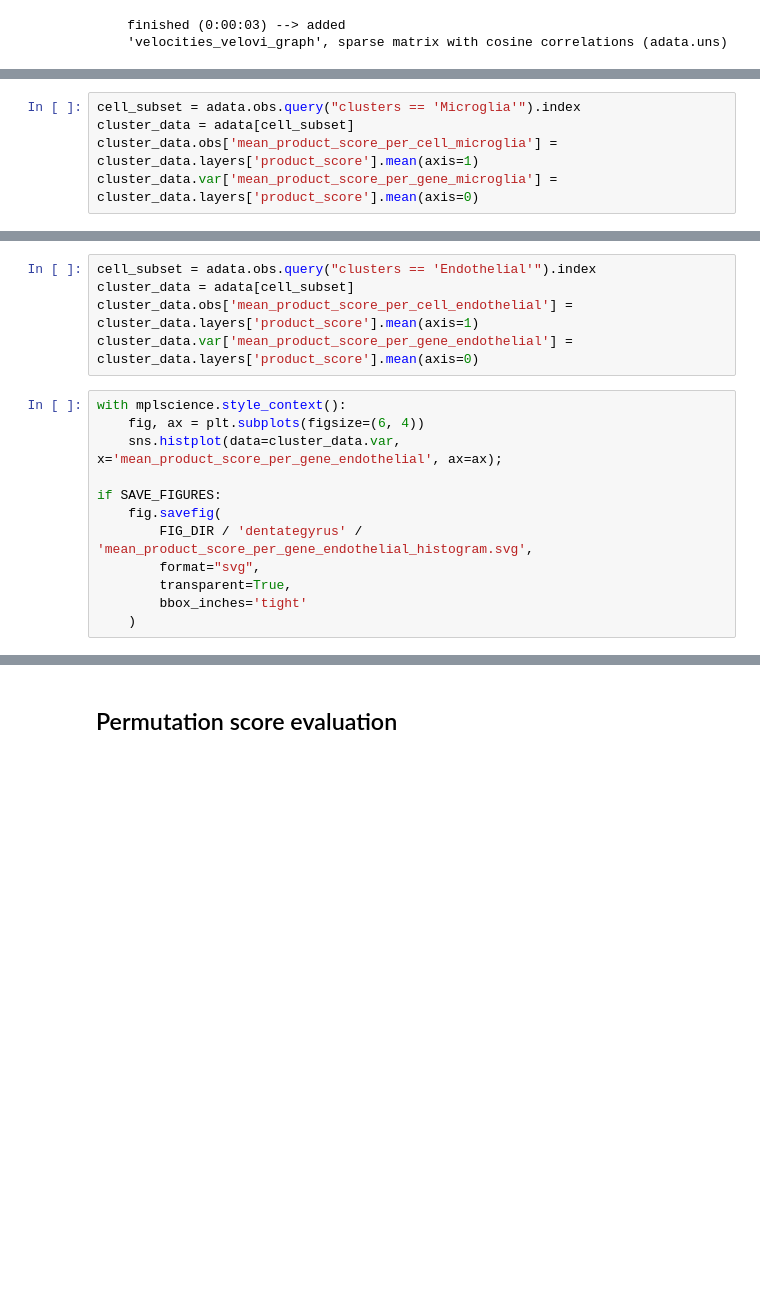
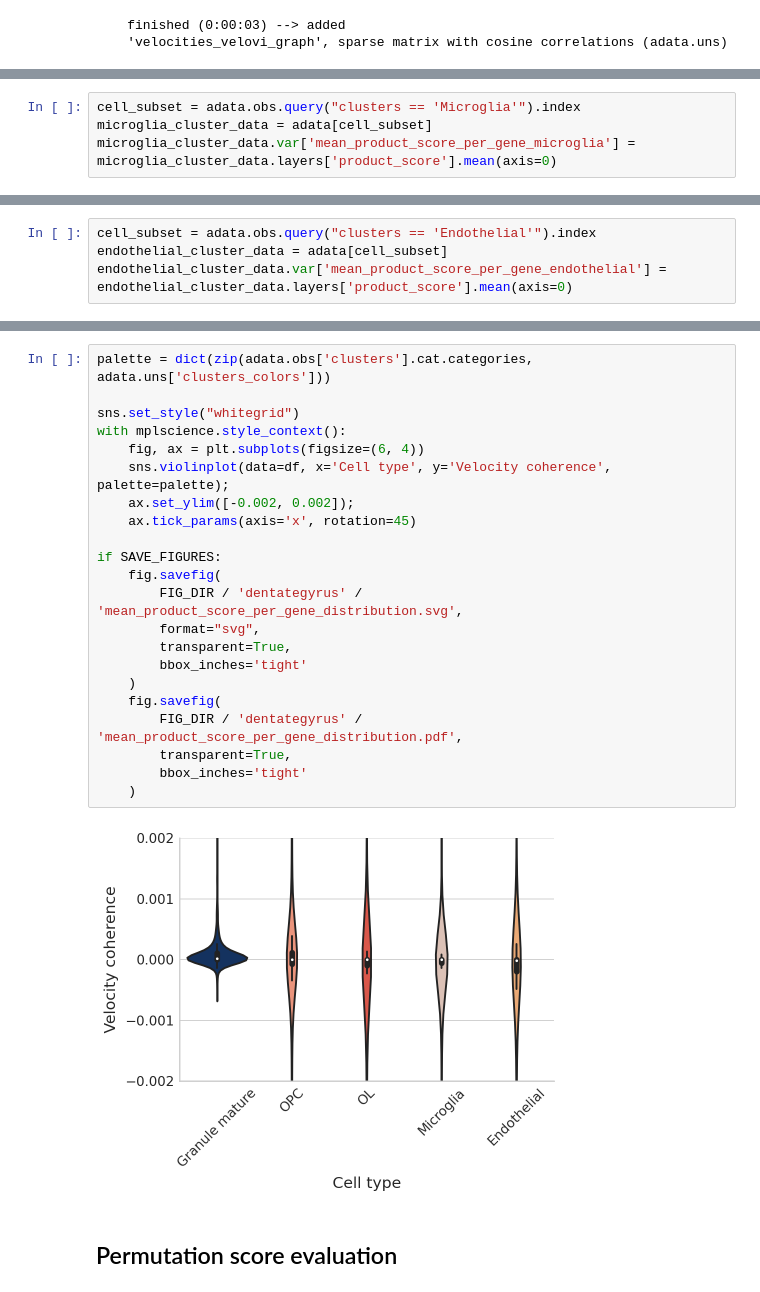
Before and after one commit to YosefLab/velovi_reproducibility, a Jupyter notebook: notebooks/case_studies/dentategyrus.ipynb, the cells around one changed output, grey strips where cells are left out. Cells and saved outputs as stored; diff of their text form; blank space fills up the shorter version.

```diff
--- a/notebooks/case_studies/dentategyrus.ipynb
+++ b/notebooks/case_studies/dentategyrus.ipynb
@@ -486,5 +431,4 @@ if SAVE_FIGURES:
 # %%
 cell_subset = adata.obs.query("clusters == 'Microglia'").index
-cluster_data = adata[cell_subset]
-cluster_data.obs['mean_product_score_per_cell_microglia'] = cluster_data.layers['product_score'].mean(axis=1)
-cluster_data.var['mean_product_score_per_gene_microglia'] = cluster_data.layers['product_score'].mean(axis=0)
+microglia_cluster_data = adata[cell_subset]
+microglia_cluster_data.var['mean_product_score_per_gene_microglia'] = microglia_cluster_data.layers['product_score'].mean(axis=0)
@@ -507,17 +435,4 @@ if SAVE_FIGURES:
 # %%
 cell_subset = adata.obs.query("clusters == 'Endothelial'").index
-cluster_data = adata[cell_subset]
-cluster_data.obs['mean_product_score_per_cell_endothelial'] = cluster_data.layers['product_score'].mean(axis=1)
-cluster_data.var['mean_product_score_per_gene_endothelial'] = cluster_data.layers['product_score'].mean(axis=0)
+endothelial_cluster_data = adata[cell_subset]
+endothelial_cluster_data.var['mean_product_score_per_gene_endothelial'] = endothelial_cluster_data.layers['product_score'].mean(axis=0)
-# %%
-with mplscience.style_context():
-    fig, ax = plt.subplots(figsize=(6, 4))
-    sns.histplot(data=cluster_data.var, x='mean_product_score_per_gene_endothelial', ax=ax);
-
-if SAVE_FIGURES:
-    fig.savefig(
-        FIG_DIR / 'dentategyrus' / 'mean_product_score_per_gene_endothelial_histogram.svg',
-        format="svg",
-        transparent=True,
-        bbox_inches='tight'
-    )
@@ -526,3 +476,27 @@ if SAVE_FIGURES:
+# %%
+palette = dict(zip(adata.obs['clusters'].cat.categories, adata.uns['clusters_colors']))
+
+sns.set_style("whitegrid")
+with mplscience.style_context():
+    fig, ax = plt.subplots(figsize=(6, 4))
+    sns.violinplot(data=df, x='Cell type', y='Velocity coherence', palette=palette);
+    ax.set_ylim([-0.002, 0.002]);
+    ax.tick_params(axis='x', rotation=45)
+
+if SAVE_FIGURES:
+    fig.savefig(
+        FIG_DIR / 'dentategyrus' / 'mean_product_score_per_gene_distribution.svg',
+        format="svg",
+        transparent=True,
+        bbox_inches='tight'
+    )
+    fig.savefig(
+        FIG_DIR / 'dentategyrus' / 'mean_product_score_per_gene_distribution.pdf',
+        transparent=True,
+        bbox_inches='tight'
+    )
+# %% [output]
+[figure, added]
 # %% [markdown]
 ## Permutation score evaluation
 # %%
```
Also changed, not shown: parts of 21 cells of this notebook.
